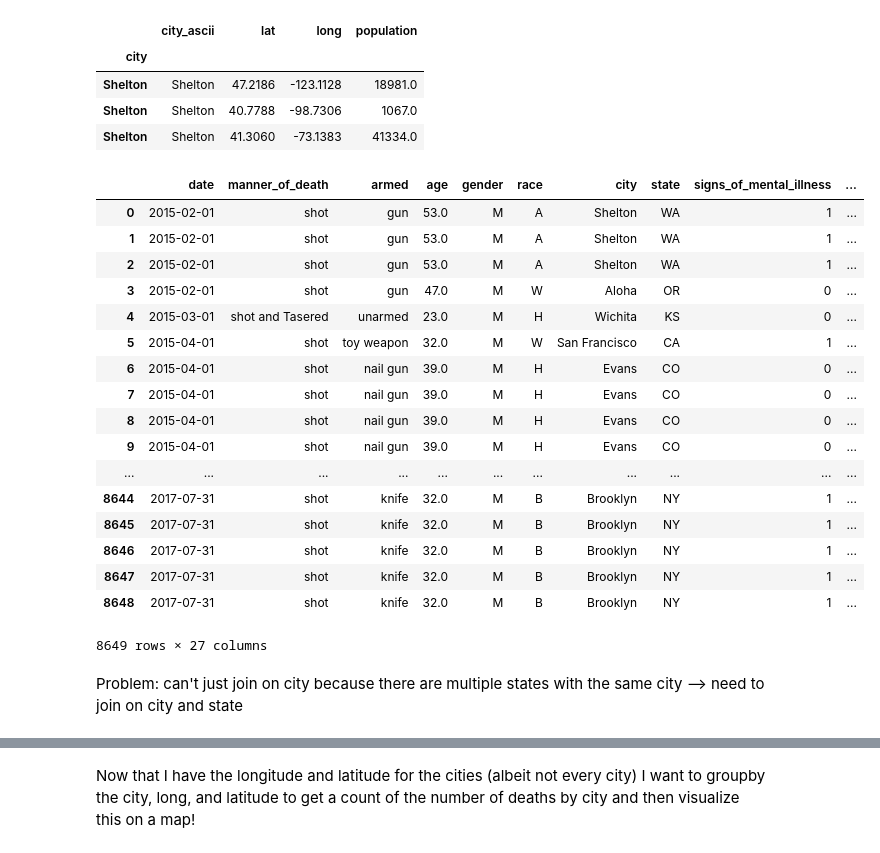
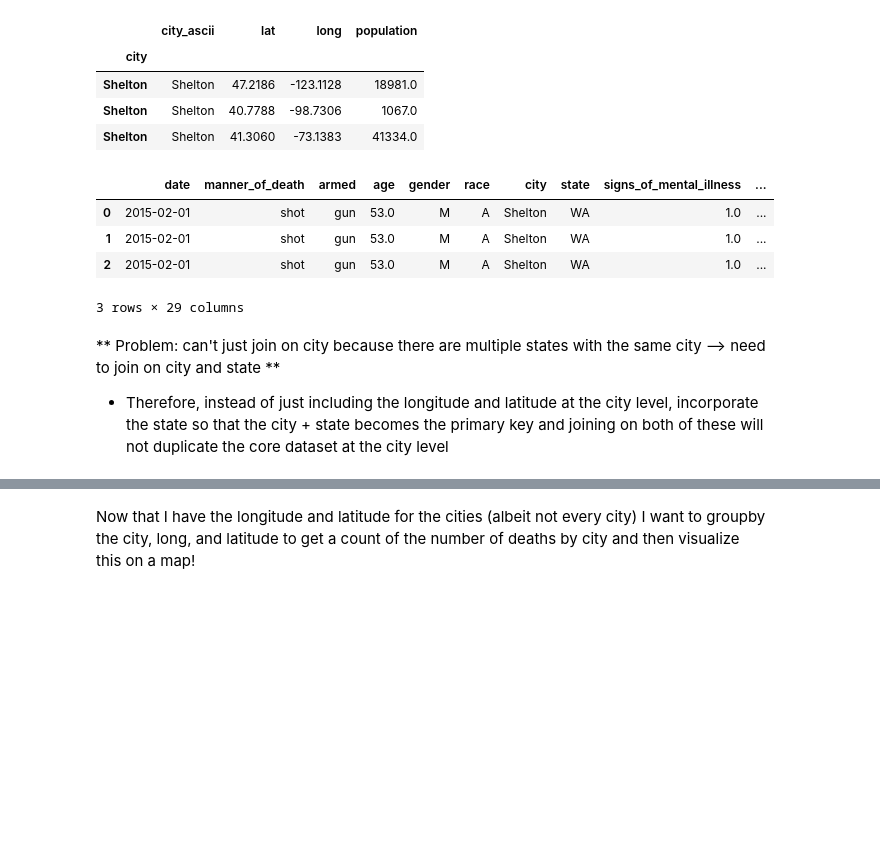
Before and after one commit to ayana-dawkins/GA_DS_Assignments, a Jupyter notebook: Final Data Identification EDA.ipynb, the cells around one changed output, grey strips where cells are left out. Saved outputs shown, nothing was run; the diff lists cells and outputs as text; code cells hidden in the pictures; blank space fills up the shorter version.

```diff
--- a/Final Data Identification EDA.ipynb
+++ b/Final Data Identification EDA.ipynb
@@ -19,2 +20,4 @@ import plotly.plotly as py
 # %%
 df = pd.read_csv('data/PoliceKillingsUS.csv', index_col=0)
+# %%
+df['Male'] = pd.get_dummies(df['gender'], drop_first = True)
@@ -32,3 +117,5 @@ df.head()
+# %%
+df.age.fillna(value=df.age.mean(), inplace=True)
 # %%
 df.date.max()
 # %% [output]
@@ -406,0 +539,7 @@ AttributeError: 'Series' object has no attribute 'get_dummies'
+# %%
+#df['threat_level'].get_dummies()
+#df['threat_level_dummies'] =
+x = pd.get_dummies(df['threat_level'])
+x2 = x[['attack']]
+# %%
+df = pd.concat([df, x2], sort=False)
@@ -519,26 +667,14 @@ df_location[df_location['city_ascii']=='Shelton']
 | Shelton | Shelton | 40.7788 | -98.7306 | 1067.0 |
 | Shelton | Shelton | 41.3060 | -73.1383 | 41334.0 |
 # %%
-df.merge(df_location, left_on='city', right_on='city_ascii', how='left')
+df.merge(df_location, left_on='city', right_on='city_ascii', how='left').head(3)
 # %% [output]
 |  | date | manner_of_death | armed | age | gender | race | city | state | signs_of_mental_illness | ... |
-| 0 | 2015-02-01 | shot | gun | 53.0 | M | A | Shelton | WA | 1 | ... |
-| 1 | 2015-02-01 | shot | gun | 53.0 | M | A | Shelton | WA | 1 | ... |
-| 2 | 2015-02-01 | shot | gun | 53.0 | M | A | Shelton | WA | 1 | ... |
-| 3 | 2015-02-01 | shot | gun | 47.0 | M | W | Aloha | OR | 0 | ... |
-| 4 | 2015-03-01 | shot and Tasered | unarmed | 23.0 | M | H | Wichita | KS | 0 | ... |
-| 5 | 2015-04-01 | shot | toy weapon | 32.0 | M | W | San Francisco | CA | 1 | ... |
-| 6 | 2015-04-01 | shot | nail gun | 39.0 | M | H | Evans | CO | 0 | ... |
-| 7 | 2015-04-01 | shot | nail gun | 39.0 | M | H | Evans | CO | 0 | ... |
-| 8 | 2015-04-01 | shot | nail gun | 39.0 | M | H | Evans | CO | 0 | ... |
-| 9 | 2015-04-01 | shot | nail gun | 39.0 | M | H | Evans | CO | 0 | ... |
-| ... | ... | ... | ... | ... | ... | ... | ... | ... | ... | ... |
-| 8644 | 2017-07-31 | shot | knife | 32.0 | M | B | Brooklyn | NY | 1 | ... |
-| 8645 | 2017-07-31 | shot | knife | 32.0 | M | B | Brooklyn | NY | 1 | ... |
-| 8646 | 2017-07-31 | shot | knife | 32.0 | M | B | Brooklyn | NY | 1 | ... |
-| 8647 | 2017-07-31 | shot | knife | 32.0 | M | B | Brooklyn | NY | 1 | ... |
-| 8648 | 2017-07-31 | shot | knife | 32.0 | M | B | Brooklyn | NY | 1 | ... |
+| 0 | 2015-02-01 | shot | gun | 53.0 | M | A | Shelton | WA | 1.0 | ... |
+| 1 | 2015-02-01 | shot | gun | 53.0 | M | A | Shelton | WA | 1.0 | ... |
+| 2 | 2015-02-01 | shot | gun | 53.0 | M | A | Shelton | WA | 1.0 | ... |
-8649 rows × 27 columns
+3 rows × 29 columns
 # %% [markdown]
-Problem: can't just join on city because there are multiple states with the same city --> need to join on city and state
+** Problem: can't just join on city because there are multiple states with the same city --> need to join on city and state **
+- Therefore, instead of just including the longitude and latitude at the city level, incorporate the state so that the city + state becomes the primary key and joining on both of these will not duplicate the core dataset at the city level
 # %%
```
Also changed, not shown: parts of 87 cells of this notebook, 2 other files.
